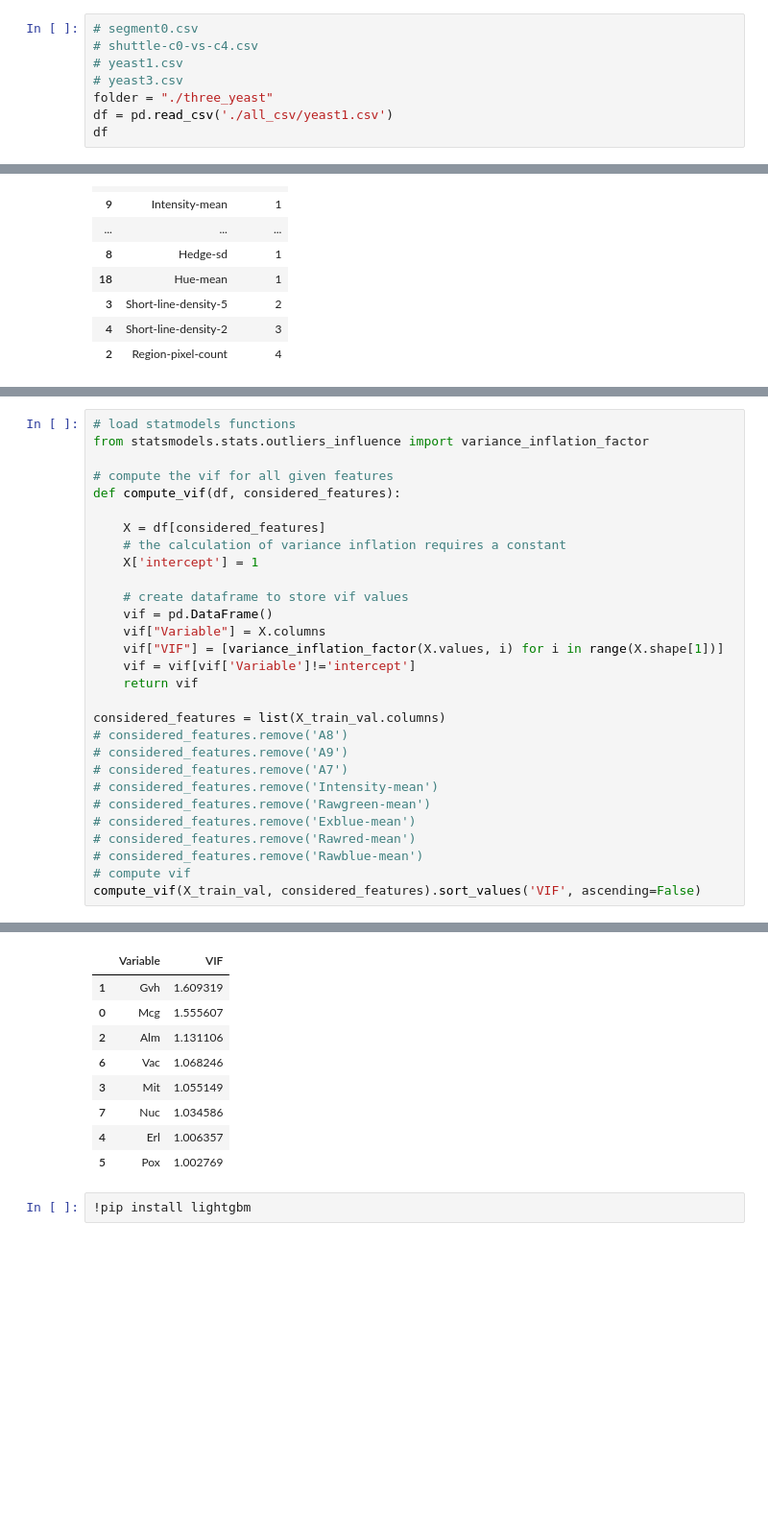
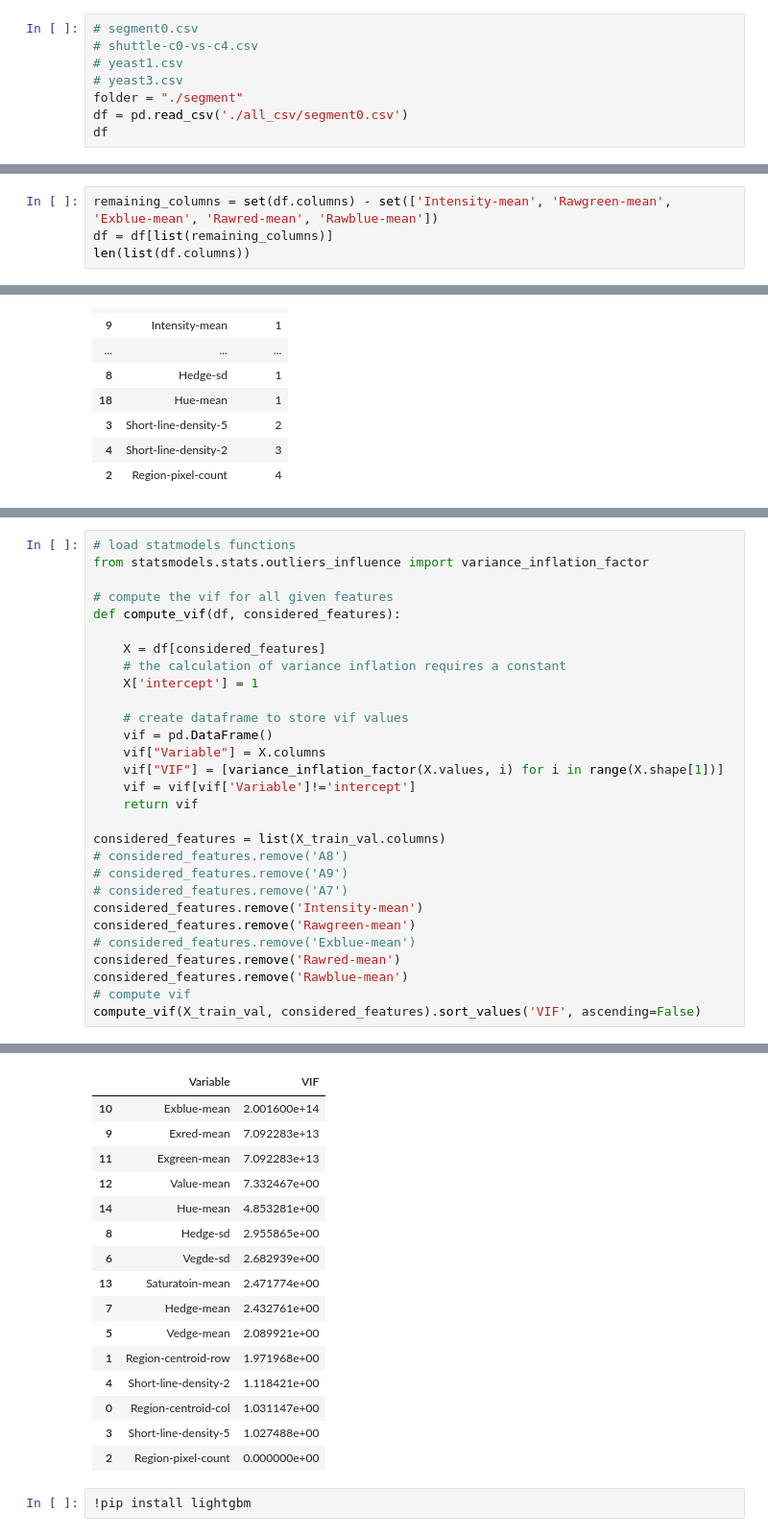
Before and after one commit to istiyaksiddiquee/thesis-work, a Jupyter notebook: appendix/data_separator.ipynb, the cells around one changed output, grey strips where cells are left out. Shown at 96% size. Saved outputs shown, nothing was run; the diff lists cells and outputs as text; blank space fills up the shorter version.

```diff
--- a/appendix/data_separator.ipynb
+++ b/appendix/data_separator.ipynb
@@ -21,7 +21,7 @@ please provide us feedback at https://github.com/pandas-dev/pandas/issues/54466
 # shuttle-c0-vs-c4.csv
 # yeast1.csv
 # yeast3.csv
-folder = "./three_yeast"
-df = pd.read_csv('./all_csv/yeast1.csv')
+folder = "./segment"
+df = pd.read_csv('./all_csv/segment0.csv')
 df
 # %% [output]
@@ -64,3 +43,7 @@ import numpy as np
 
 df.loc[df["Class"] == "positive", "Class"] = 1
 df.loc[df["Class"] == "negative", "Class"] = 0
+# %%
+remaining_columns = set(df.columns) - set(['Intensity-mean', 'Rawgreen-mean', 'Exblue-mean', 'Rawred-mean', 'Rawblue-mean'])
+df = df[list(remaining_columns)]
+len(list(df.columns))
@@ -301,11 +287,11 @@ considered_features = list(X_train_val.columns)
 # considered_features.remove('A8')
 # considered_features.remove('A9')
 # considered_features.remove('A7')
-# considered_features.remove('Intensity-mean')
-# considered_features.remove('Rawgreen-mean')
+considered_features.remove('Intensity-mean')
+considered_features.remove('Rawgreen-mean')
 # considered_features.remove('Exblue-mean')
-# considered_features.remove('Rawred-mean')
-# considered_features.remove('Rawblue-mean')
+considered_features.remove('Rawred-mean')
+considered_features.remove('Rawblue-mean')
 # compute vif
 compute_vif(X_train_val, considered_features).sort_values('VIF', ascending=False)
 # %% [output]
@@ -312,12 +303,19 @@ compute_vif(X_train_val, considered_features).sort_values('VIF', ascending=False
 |  | Variable | VIF |
-| 1 | Gvh | 1.609319 |
-| 0 | Mcg | 1.555607 |
-| 2 | Alm | 1.131106 |
-| 6 | Vac | 1.068246 |
-| 3 | Mit | 1.055149 |
-| 7 | Nuc | 1.034586 |
-| 4 | Erl | 1.006357 |
-| 5 | Pox | 1.002769 |
+| 10 | Exblue-mean | 2.001600e+14 |
+| 9 | Exred-mean | 7.092283e+13 |
+| 11 | Exgreen-mean | 7.092283e+13 |
+| 12 | Value-mean | 7.332467e+00 |
+| 14 | Hue-mean | 4.853281e+00 |
+| 8 | Hedge-sd | 2.955865e+00 |
+| 6 | Vegde-sd | 2.682939e+00 |
+| 13 | Saturatoin-mean | 2.471774e+00 |
+| 7 | Hedge-mean | 2.432761e+00 |
+| 5 | Vedge-mean | 2.089921e+00 |
+| 1 | Region-centroid-row | 1.971968e+00 |
+| 4 | Short-line-density-2 | 1.118421e+00 |
+| 0 | Region-centroid-col | 1.031147e+00 |
+| 3 | Short-line-density-5 | 1.027488e+00 |
+| 2 | Region-pixel-count | 0.000000e+00 |
 # %%
 !pip install lightgbm
 # %% [output]
```
Also changed, not shown: parts of 7 cells of this notebook, 4 other files.
